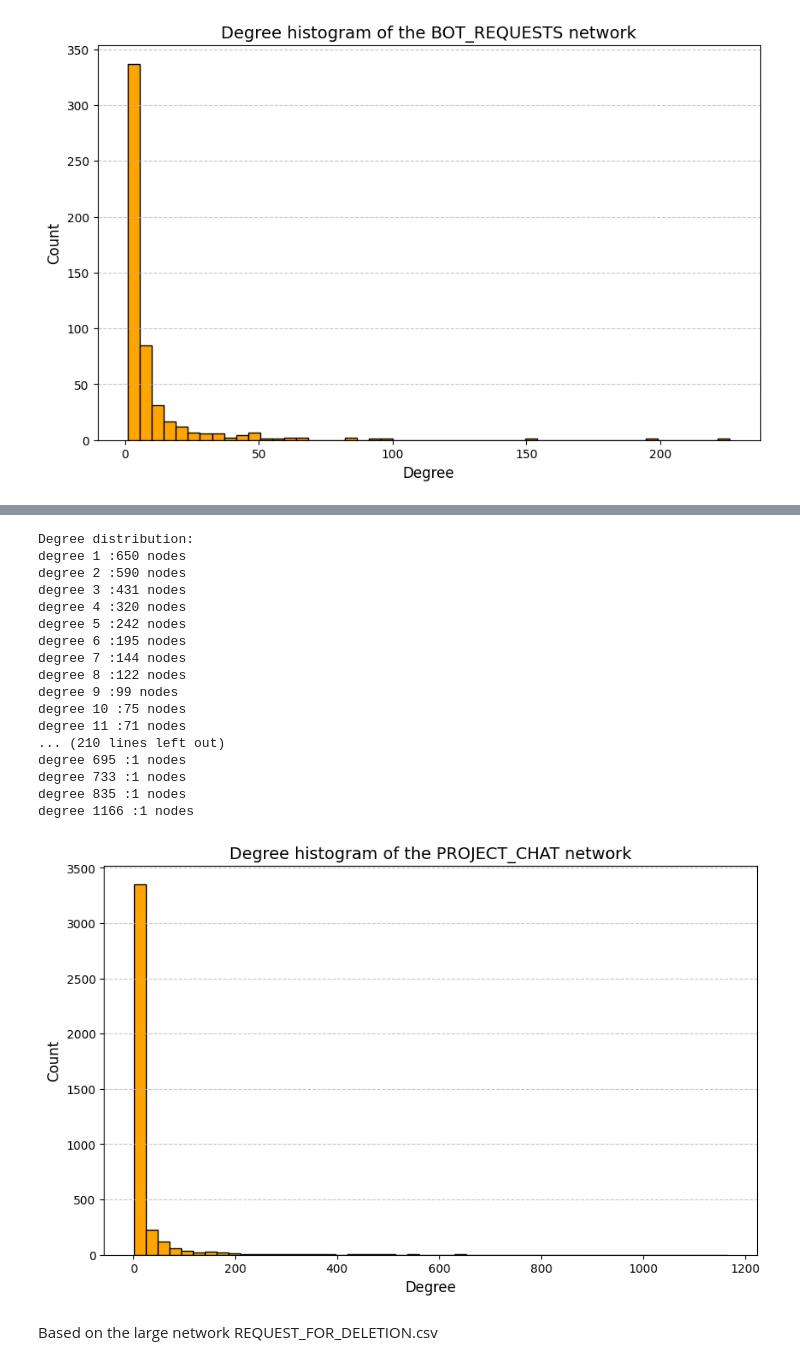
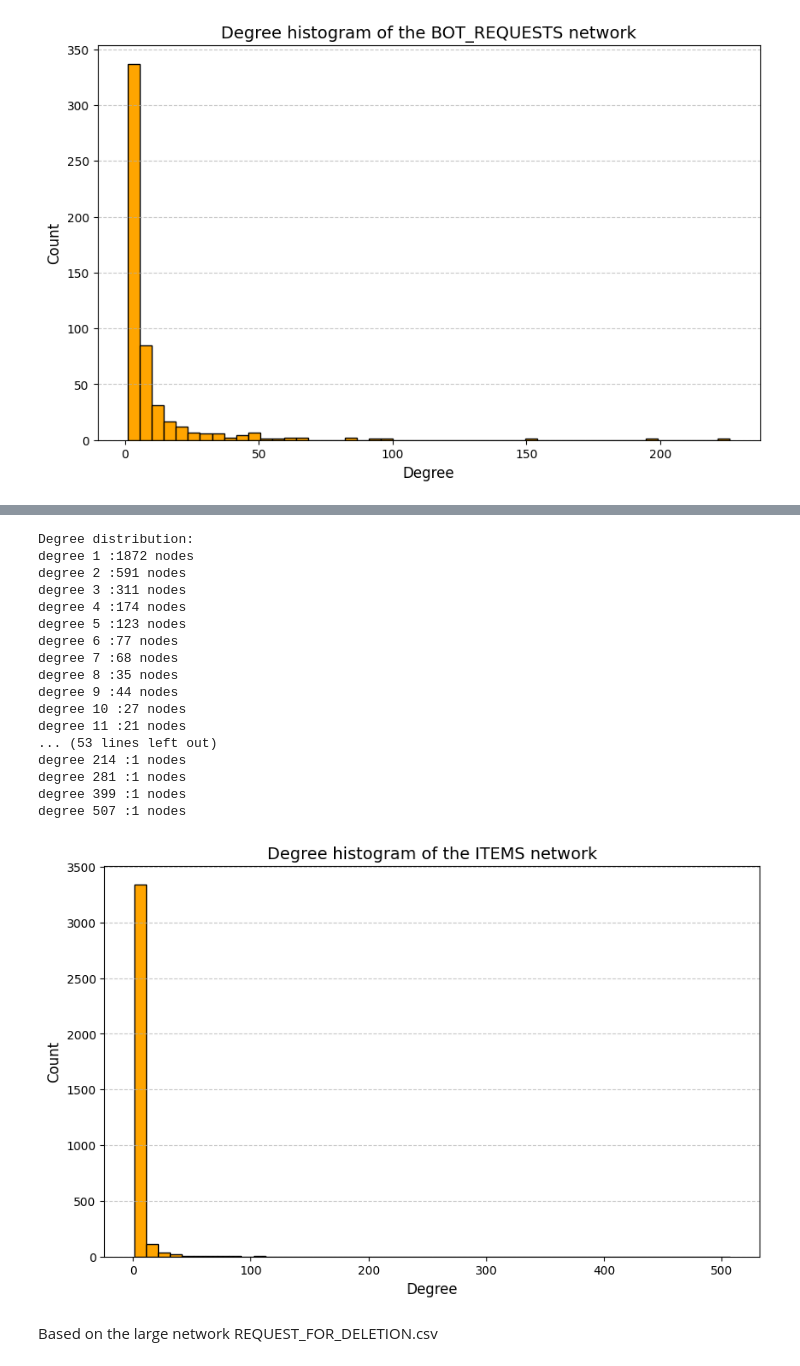
Before and after one commit to wszfln/Network-Data-Analysis-Assessment, a Jupyter notebook: part1.ipynb, the cells around one changed output, grey strips where cells are left out. Cells and saved outputs as stored; diff of their text form; code cells hidden in the pictures.

```diff
--- a/part1.ipynb
+++ b/part1.ipynb
@@ -60,20 +60,20 @@ import pandas as pd
 import networkx as nx
 from itertools import combinations
 
-df_projects = pd.read_csv("D://kcl/Network Data Analysis/assessment/datasets/PROJECT_CHAT.csv")
-G_projects = nx.Graph()
-grouped = df_projects.groupby(['page_name', 'thread_subject'])
+df_items = pd.read_csv("D://kcl/Network Data Analysis/assessment/datasets/ITEMS.csv")
+G_items = nx.Graph()
+grouped = df_items.groupby(['page_name', 'thread_subject'])
 for _, group in grouped:
     users = group['username'].unique()
     for u1, u2 in combinations(users, 2):
-        if G_projects.has_edge(u1, u2):
-            G_projects[u1][u2]['weight'] += 1
+        if G_items.has_edge(u1, u2):
+            G_items[u1][u2]['weight'] += 1
         else:
-            G_projects.add_edge(u1, u2, weight=1)
+            G_items.add_edge(u1, u2, weight=1)
 
 # Basic network information
-print("Number of nodes:", G_projects.number_of_nodes())
-print("Number of edges:", G_projects.number_of_edges())
-avg_deg = sum(dict(G_projects.degree()).values()) / G_projects.number_of_nodes()
+print("Number of nodes:", G_items.number_of_nodes())
+print("Number of edges:", G_items.number_of_edges())
+avg_deg = sum(dict(G_items.degree()).values()) / G_items.number_of_nodes()
 print("Average degree:", round(avg_deg, 2))
 # %% [output]
@@ -224,10 +224,10 @@ import random
 import networkx as nx
 
 # Network structure indicators
-density = nx.density(G_projects)
-avg_clustering = nx.average_clustering(G_projects)
-largest_cc = max(nx.connected_components(G_projects), key=len)
-G_lcc = G_projects.subgraph(largest_cc).copy()
+density = nx.density(G_items)
+avg_clustering = nx.average_clustering(G_items)
+largest_cc = max(nx.connected_components(G_items), key=len)
+G_lcc = G_items.subgraph(largest_cc).copy()
 nodes_lcc = list(G_lcc.nodes())
 
 # Estimating path length and diameter using sampling methods
@@ -242,7 +242,7 @@ approx_avg_path = np.mean(path_lengths)
 approx_diameter = max(path_lengths)
 
 # Constructing random graphs for comparison
-n = G_projects.number_of_nodes()
+n = G_items.number_of_nodes()
 p = density
 G_rand = nx.erdos_renyi_graph(n=n, p=p)
 if nx.is_connected(G_rand):
@@ -255,8 +255,8 @@ else:
 rand_clustering = nx.average_clustering(G_rand)
 
 # Output core indicator results
-print("PROJECT_CHAT Network Indicators:")
-print(f"Average degree:{round(sum(dict(G_projects.degree()).values()) / G_projects.number_of_nodes(), 2)}")
+print("ITEMS Network Indicators:")
+print(f"Average degree:{round(sum(dict(G_items.degree()).values()) / G_items.number_of_nodes(), 2)}")
 print(f"Density:{density:.5f}")
 print(f"Average clustering coefficient:{avg_clustering:.3f}")
 print(f"Estimate the average path length (sample 100 pairs):{approx_avg_path:.2f}")
@@ -281,40 +281,40 @@ Diameter:4
 # %%
 # Degree distribution
-degree_sequence = [d for n, d in G_projects.degree()]
+degree_sequence = [d for n, d in G_items.degree()]
 degree_counts = np.bincount(degree_sequence)
 degree_values = np.nonzero(degree_counts)[0]
 
 print("Degree distribution:")
 for d, c in zip(degree_values, degree_counts[degree_values]):
     print(f"degree {d} :{c} nodes")
 
 # Degree distribution chart
 plt.figure(figsize=(10, 6))
 plt.hist(degree_sequence, bins=50, color='orange', edgecolor='black')
-plt.title("Degree histogram of the PROJECT_CHAT network", fontsize=14)
+plt.title("Degree histogram of the ITEMS network", fontsize=14)
 plt.xlabel("Degree", fontsize=12)
 plt.ylabel("Count", fontsize=12)
 plt.grid(axis='y', linestyle='--', alpha=0.7)
 plt.show()
 # %% [output]
 Degree distribution:
-degree 1 :650 nodes
-degree 2 :590 nodes
-degree 3 :431 nodes
-degree 4 :320 nodes
-degree 5 :242 nodes
-degree 6 :195 nodes
-degree 7 :144 nodes
-degree 8 :122 nodes
-degree 9 :99 nodes
-degree 10 :75 nodes
-degree 11 :71 nodes
-... (210 lines left out)
-degree 695 :1 nodes
-degree 733 :1 nodes
-degree 835 :1 nodes
-degree 1166 :1 nodes
+degree 1 :1872 nodes
+degree 2 :591 nodes
+degree 3 :311 nodes
+degree 4 :174 nodes
+degree 5 :123 nodes
+degree 6 :77 nodes
+degree 7 :68 nodes
+degree 8 :35 nodes
+degree 9 :44 nodes
+degree 10 :27 nodes
+degree 11 :21 nodes
+... (53 lines left out)
+degree 214 :1 nodes
+degree 281 :1 nodes
+degree 399 :1 nodes
+degree 507 :1 nodes
-[figure, old version]
+[figure, new version]
 # %% [markdown]
 Based on the large network REQUEST_FOR_DELETION.csv
 # %%
```
Also changed, not shown: parts of 8 cells of this notebook.
